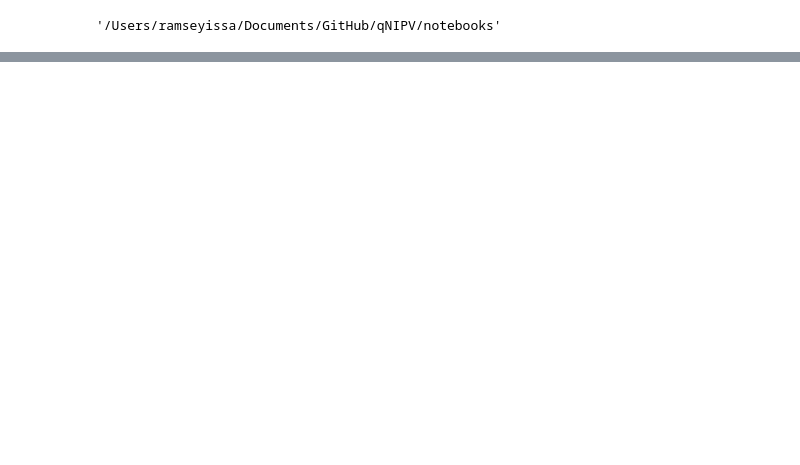
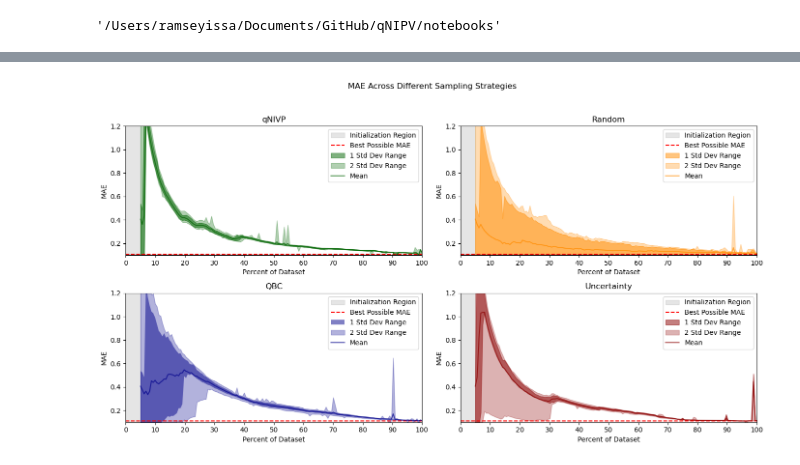
Before and after one commit to ramseyissa/qNIPV, a Jupyter notebook: notebooks/figures.ipynb, the cells around one changed output, grey strips where cells are left out. Saved outputs shown, nothing was run; the diff lists cells and outputs as text; code cells hidden in the pictures; blank space fills up the shorter version.

```diff
--- a/notebooks/figures.ipynb
+++ b/notebooks/figures.ipynb
@@ -163,0 +202,67 @@ No artists with labels found to put in legend.  Note that artists whose label st
+# %%
+# Create a 2x2 grid of subplots
+fig, axs = plt.subplots(2, 2, figsize=(14, 8))
+fig.suptitle('MAE Across Different Sampling Strategies')
+
+for ax in axs.flat:
+    ax.axvspan(0, 5, color='gray', alpha=0.2, label='Initialization Region')
+
+    # ax.axvspan(50, 60, color='yellow', alpha=0.1, label='Region of Interest')
+    ax.axhline(y=0.11, color='r', linestyle='--', label='Best Possible MAE')
+    # ax.axhline(y=0.48, color='k', linestyle='--', label='Best MAE')
+    # ax.axvline(x=5, color='r', linestyle='--', label='Initialize w/ 5%')
+    ax.set_xlim([0, 100])
+    ax.set_ylim([0.1, 1.2])
+    ax.set_xticks(np.arange(0, 101, 10))
+    ax.set_xlabel('Percent of Dataset')
+
+
+
+
+#increment the xticks by 10
+for ax in axs.flat:
+    ax.set_xticks(np.arange(0, 101, 10))
+
+# First subplot: qNIVP
+axs[0, 0].fill_between(thermo_percent, np.percentile(thermo_qnipv_runs,15.9,axis=0),np.percentile(thermo_qnipv_runs,84.1,axis=0) , ec='none',color='darkgreen', alpha=0.5, label='1 Std Dev Range')
+# axs[0,0].axhline(y=0.48, color='k', linestyle='--', label='Best MAE')
+axs[0, 0].fill_between(thermo_percent,np.percentile(thermo_qnipv_runs,2.3,axis=0),np.percentile(thermo_qnipv_runs,97.7,axis=0) , ec='none',color='darkgreen', alpha=0.3, label='2 Std Dev Range')
+axs[0, 0].plot(thermo_percent, np.mean(thermo_qnipv_runs,axis=0), color='darkgreen',alpha=0.7, label='Mean')
+axs[0, 0].set_title('qNIVP')
+# axs[0, 0].set_xlabel('Percent of Dataset')
+axs[0, 0].set_ylabel('MAE')
+axs[0, 0].legend()
+
+# Second subplot: Random
+axs[0, 1].fill_between(thermo_percent,np.percentile(thermo_random,15.9,axis=0),np.percentile(thermo_random,84.1,axis=0), ec='none',color='darkorange', alpha=0.5, label='1 Std Dev Range')
+axs[0, 1].fill_between(thermo_percent, np.percentile(thermo_random,2.3,axis=0),np.percentile(thermo_random,97.7,axis=0), ec='none',color='darkorange', alpha=0.3, label='2 Std Dev Range')
+axs[0,1].plot(thermo_percent, np.mean(thermo_random,axis=0), color='darkorange',alpha=0.7, label='Mean')
+axs[0, 1].set_title('Random')
+axs[0, 1].set_ylabel('MAE')
+axs[0, 1].legend()
+
+
+# Third subplot: QBC
+axs[1, 0].fill_between(thermo_percent, np.percentile(thermo_qbc_runs, 15.9,axis=0), np.percentile(thermo_qbc_runs, 84.1,axis=0), color='darkblue', alpha=0.5, label='1 Std Dev Range',ec = 'none')
+axs[1, 0].fill_between(thermo_percent, np.percentile(thermo_qbc_runs, 2.3, axis=0),np.percentile(thermo_qbc_runs,97.7,axis =0),ec = 'none', color='darkblue', alpha=0.3, label='2 Std Dev Range')
+axs[1,0].plot(thermo_percent, np.mean(thermo_qbc_runs,axis=0),color='darkblue',alpha=0.7, label='Mean')
+axs[1, 0].set_title('QBC')
+axs[1, 0].set_ylabel('MAE')
+axs[1, 0].legend()
+
+
+
+# Fourth subplot: Uncertainty
+axs[1, 1].fill_between(thermo_percent, np.percentile(thermo_uncertainty,15.9,axis=0), np.percentile(thermo_uncertainty,84.1,axis=0), ec='none',color='darkred', alpha=0.5, label='1 Std Dev Range')
+axs[1, 1].fill_between(thermo_percent,np.percentile(thermo_uncertainty,2.3,axis=0), np.percentile(thermo_uncertainty,97.7,axis=0), ec='none',color='darkred', alpha=0.3, label='2 Std Dev Range')
+axs[1, 1].plot(thermo_percent, np.mean(thermo_uncertainty,axis=0), color='darkred',alpha=0.7, label='Mean')
+axs[1, 1].set_title('Uncertainty')
+# axs[1, 1].set_xlabel('Percent of Dataset')
+axs[1, 1].set_ylabel('MAE')
+axs[1, 1].legend()
+
+# Adjust layout to avoid overlapping
+plt.tight_layout(rect=[0, 0.03, 1, 0.95])  # Adjust to make room for the main title
+plt.show()
+# %% [output]
+[figure, added]
```
Also changed, not shown: parts of 16 cells of this notebook, 12 other files.
